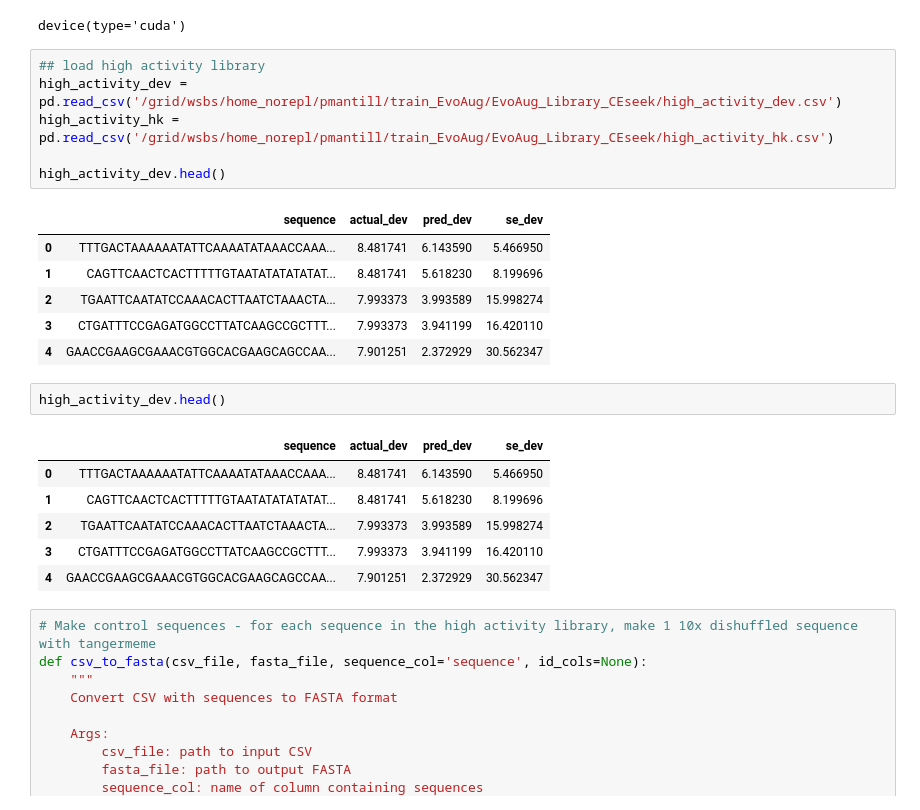
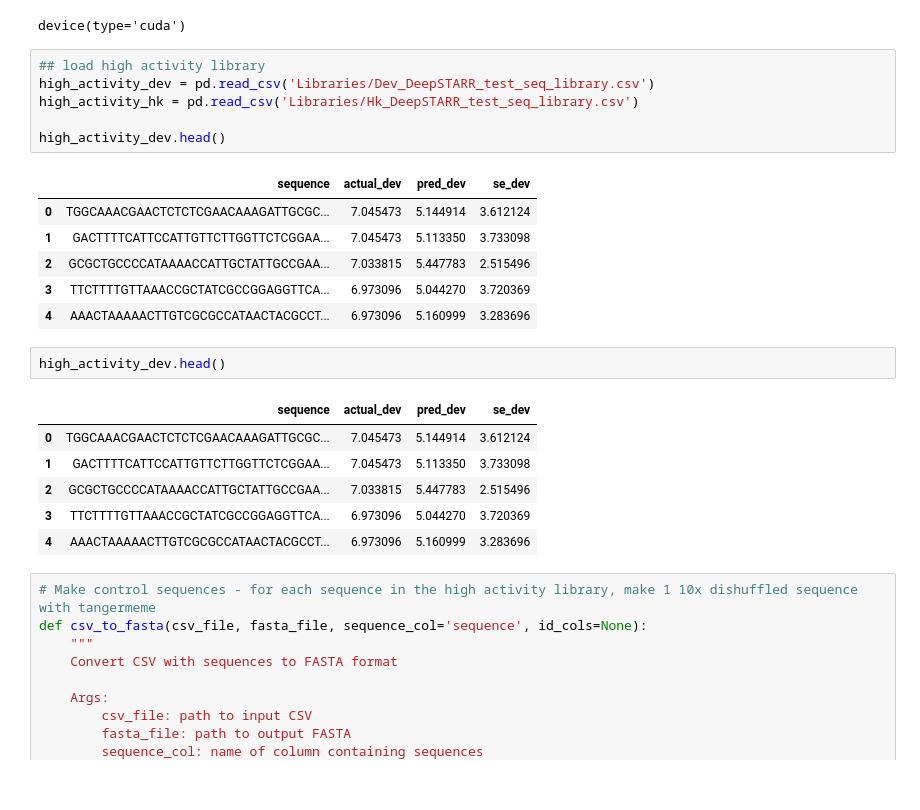
Before and after one commit to pabmantilla/Designing-STARR-seq-Library, a Jupyter notebook: Library_Selection/EvoAug_CEseek_final.ipynb, the cells around one changed output. Saved outputs shown, nothing was run; the diff lists cells and outputs as text.

```diff
--- a/Library_Selection/EvoAug_CEseek_final.ipynb
+++ b/Library_Selection/EvoAug_CEseek_final.ipynb
@@ -14,26 +14,26 @@ gpu
 device(type='cuda')
 # %%
 ## load high activity library
-high_activity_dev = pd.read_csv('/grid/wsbs/home_norepl/pmantill/train_EvoAug/EvoAug_Library_CEseek/high_activity_dev.csv')
-high_activity_hk = pd.read_csv('/grid/wsbs/home_norepl/pmantill/train_EvoAug/EvoAug_Library_CEseek/high_activity_hk.csv')
+high_activity_dev = pd.read_csv('Libraries/Dev_DeepSTARR_test_seq_library.csv')
+high_activity_hk = pd.read_csv('Libraries/Hk_DeepSTARR_test_seq_library.csv')
 
 high_activity_dev.head()
 # %% [output]
 |  | sequence | actual_dev | pred_dev | se_dev |
-| 0 | TTTGACTAAAAAATATTCAAAATATAAACCAAA... | 8.481741 | 6.143590 | 5.466950 |
-| 1 | CAGTTCAACTCACTTTTTGTAATATATATATAT... | 8.481741 | 5.618230 | 8.199696 |
-| 2 | TGAATTCAATATCCAAACACTTAATCTAAACTA... | 7.993373 | 3.993589 | 15.998274 |
-| 3 | CTGATTTCCGAGATGGCCTTATCAAGCCGCTTT... | 7.993373 | 3.941199 | 16.420110 |
-| 4 | GAACCGAAGCGAAACGTGGCACGAAGCAGCCAA... | 7.901251 | 2.372929 | 30.562347 |
+| 0 | TGGCAAACGAACTCTCTCGAACAAAGATTGCGC... | 7.045473 | 5.144914 | 3.612124 |
+| 1 | GACTTTTCATTCCATTGTTCTTGGTTCTCGGAA... | 7.045473 | 5.113350 | 3.733098 |
+| 2 | GCGCTGCCCCATAAAACCATTGCTATTGCCGAA... | 7.033815 | 5.447783 | 2.515496 |
+| 3 | TTCTTTTGTTAAACCGCTATCGCCGGAGGTTCA... | 6.973096 | 5.044270 | 3.720369 |
+| 4 | AAACTAAAAACTTGTCGCGCCATAACTACGCCT... | 6.973096 | 5.160999 | 3.283696 |
 # %%
 high_activity_dev.head()
 # %% [output]
 |  | sequence | actual_dev | pred_dev | se_dev |
-| 0 | TTTGACTAAAAAATATTCAAAATATAAACCAAA... | 8.481741 | 6.143590 | 5.466950 |
-| 1 | CAGTTCAACTCACTTTTTGTAATATATATATAT... | 8.481741 | 5.618230 | 8.199696 |
-| 2 | TGAATTCAATATCCAAACACTTAATCTAAACTA... | 7.993373 | 3.993589 | 15.998274 |
-| 3 | CTGATTTCCGAGATGGCCTTATCAAGCCGCTTT... | 7.993373 | 3.941199 | 16.420110 |
-| 4 | GAACCGAAGCGAAACGTGGCACGAAGCAGCCAA... | 7.901251 | 2.372929 | 30.562347 |
+| 0 | TGGCAAACGAACTCTCTCGAACAAAGATTGCGC... | 7.045473 | 5.144914 | 3.612124 |
+| 1 | GACTTTTCATTCCATTGTTCTTGGTTCTCGGAA... | 7.045473 | 5.113350 | 3.733098 |
+| 2 | GCGCTGCCCCATAAAACCATTGCTATTGCCGAA... | 7.033815 | 5.447783 | 2.515496 |
+| 3 | TTCTTTTGTTAAACCGCTATCGCCGGAGGTTCA... | 6.973096 | 5.044270 | 3.720369 |
+| 4 | AAACTAAAAACTTGTCGCGCCATAACTACGCCT... | 6.973096 | 5.160999 | 3.283696 |
 # %%
 # Make control sequences - for each sequence in the high activity library, make 1 10x dishuffled sequence with tangermeme
 def csv_to_fasta(csv_file, fasta_file, sequence_col='sequence', id_cols=None):
```
Also changed, not shown: parts of 16 cells of this notebook, 1 other file.
